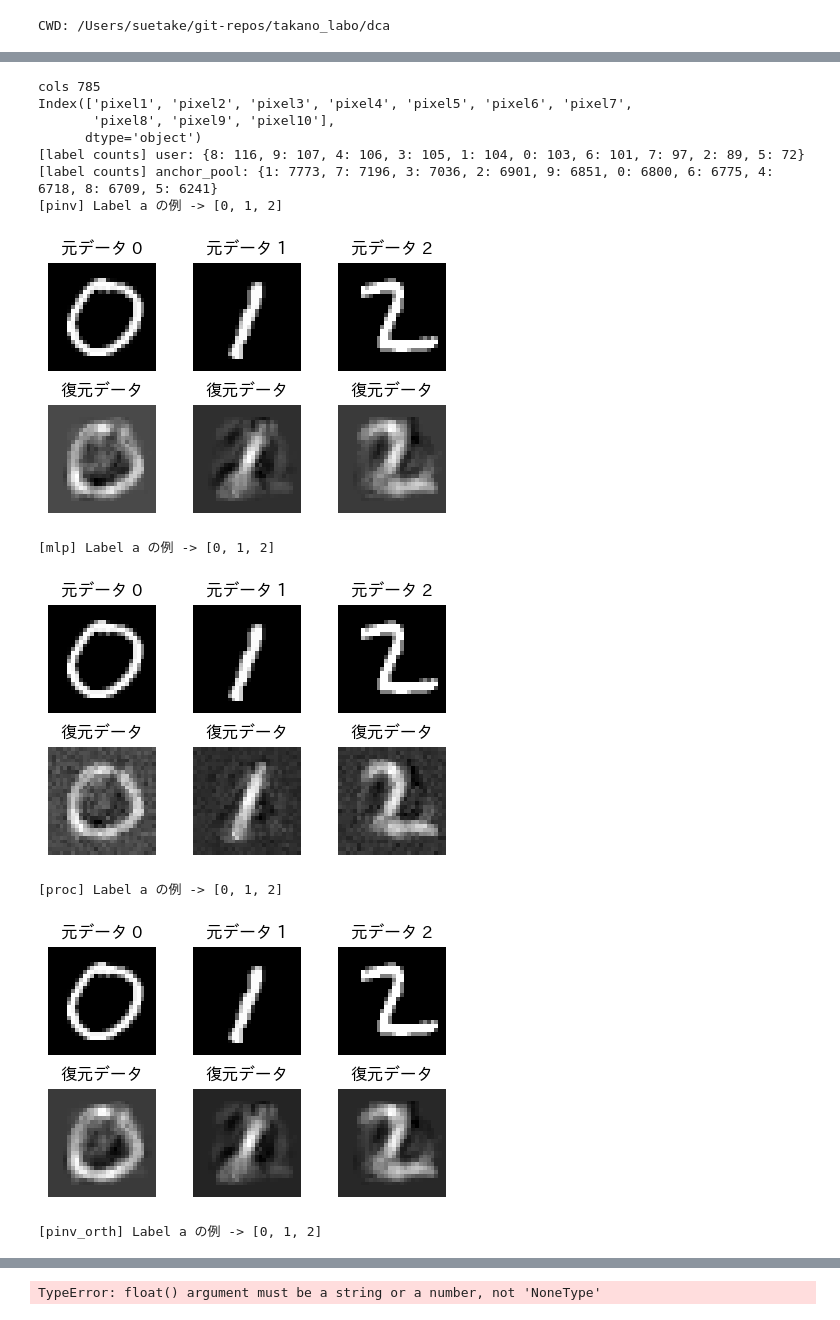
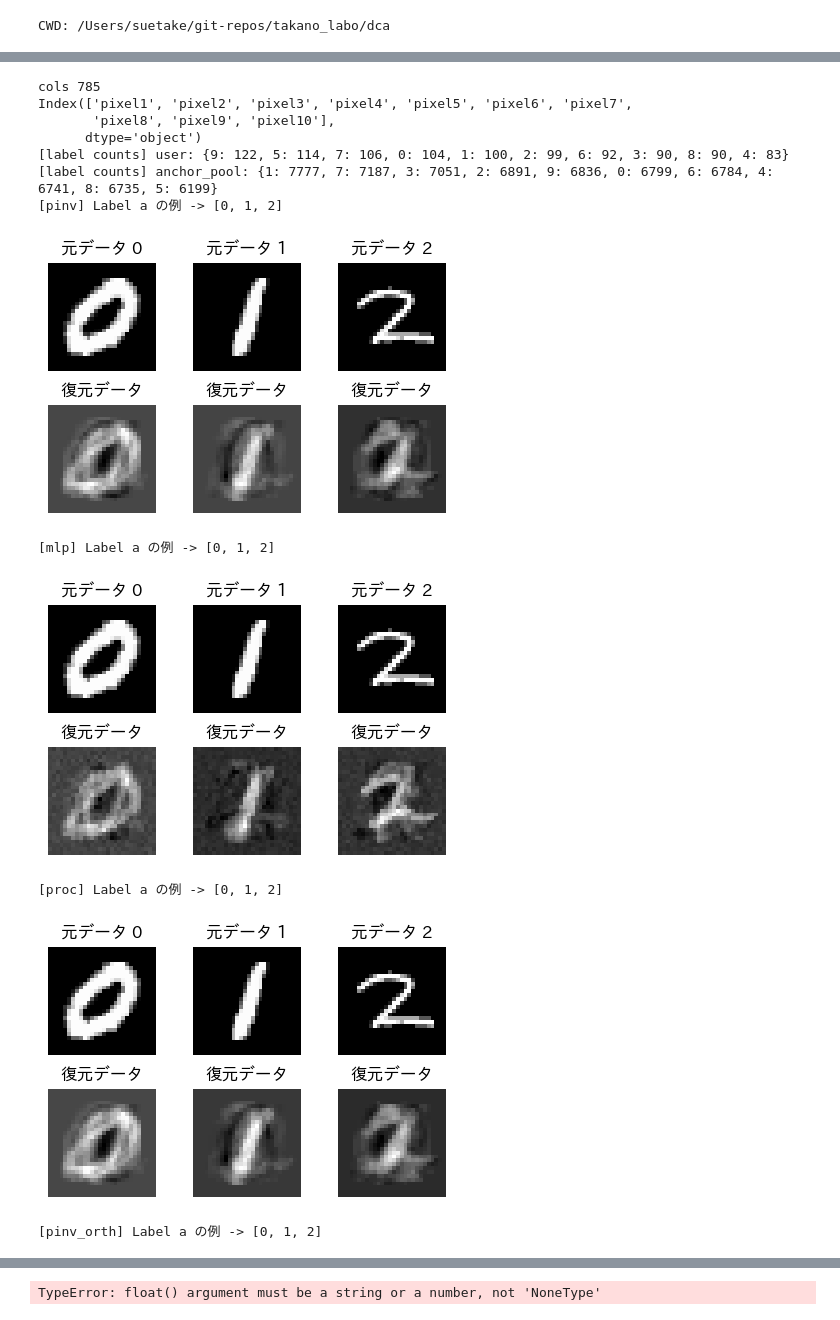
Before and after one commit to takano-lab/data-collaboration-analysis, a Jupyter notebook: 実験用/mnist_reconstruction_privacy_vs_orth.ipynb, the cells around one changed output, grey strips where cells are left out. Cells and saved outputs as stored; diff of their text form; code cells hidden in the pictures.

```diff
--- a/実験用/mnist_reconstruction_privacy_vs_orth.ipynb
+++ b/実験用/mnist_reconstruction_privacy_vs_orth.ipynb
@@ -379,7 +379,7 @@ def visualize_all_reconstructions(X, y, a_labels, dataset_name, recon_dict, not_
                 X_not_a, X_rec[mask_not_a], n=5, y=y_not_a, labels=not_a_labels_list
             )
 # %%
-from sklearn.neural_network import MLPClassifier
+from sklearn.ensemble import RandomForestClassifier
 from sklearn.metrics import mean_squared_error, accuracy_score
 
 def compute_rmse_metrics(X, X_rec, mask_a, mask_not_a):
@@ -399,13 +399,7 @@ def compute_rmse_metrics(X, X_rec, mask_a, mask_not_a):
 
 
 def compute_acc_metrics(X, y, X_rec, mask_a, mask_not_a, cfg):
-    clf = MLPClassifier(
-        hidden_layer_sizes=(256,),
-        activation="relu",
-        solver="adam",
-        max_iter=200,
-        random_state=int(cfg.seed),
-    )
+    clf = RandomForestClassifier()
     clf.fit(X, y)
 
     y_pred = clf.predict(X_rec)
@@ -1129,39 +1203,39 @@ base_config_dict = {
     "num_anchor_data": [300],
     "spill_label": [[0,1,2]],
     "dim_intermediate": [10],
     "visualize_not_a_labels": [[3,4,5,6,7,8,9]],
     #"spill_num": [300],
     "F_type": ["svd", "umap"], #   "ae", "kernel_pca_self_tuning", "umap"
     "recon_centering": [True],
     "inter_normalization": [False],
     "preprocess":[False],
     "smote_ratio": [1],
     "gamma_ratio": [1.0],
     "public_anchor_num": [100],
     "use_public_anchor": ["spill_label"],
     #"use_public_anchor":[False],
-    "seed":[i for i in range(1)],
+    "seed":[4],
     "visualize_rec": [True],
     #"visualize_method_list": [["pinv", "pinv_not_orth", "gram", "gram_orth"]],
     "noise_level": [0.0],
 }
 
 
 df_results = run_anchor_local_leak_grid(base_config_dict)
 df_results
 # 適当な CSV 出力
 df_results.to_csv("anchor_local_leak_results.csv", index=False)
 # %% [output]
 cols 785
 Index(['pixel1', 'pixel2', 'pixel3', 'pixel4', 'pixel5', 'pixel6', 'pixel7',
        'pixel8', 'pixel9', 'pixel10'],
       dtype='object')
-[label counts] user: {8: 116, 9: 107, 4: 106, 3: 105, 1: 104, 0: 103, 6: 101, 7: 97, 2: 89, 5: 72}
-[label counts] anchor_pool: {1: 7773, 7: 7196, 3: 7036, 2: 6901, 9: 6851, 0: 6800, 6: 6775, 4: 6718, 8: 6709, 5: 6241}
+[label counts] user: {9: 122, 5: 114, 7: 106, 0: 104, 1: 100, 2: 99, 6: 92, 3: 90, 8: 90, 4: 83}
+[label counts] anchor_pool: {1: 7777, 7: 7187, 3: 7051, 2: 6891, 9: 6836, 0: 6799, 6: 6784, 4: 6741, 8: 6735, 5: 6199}
 [pinv] Label a の例 -> [0, 1, 2]
-[figure, old version]
+[figure, new version]
 [mlp] Label a の例 -> [0, 1, 2]
-[figure, old version]
+[figure, new version]
 [proc] Label a の例 -> [0, 1, 2]
-[figure, old version]
+[figure, new version]
 [pinv_orth] Label a の例 -> [0, 1, 2]
```
Also changed, not shown: parts of 3 cells of this notebook, 4 other files.
